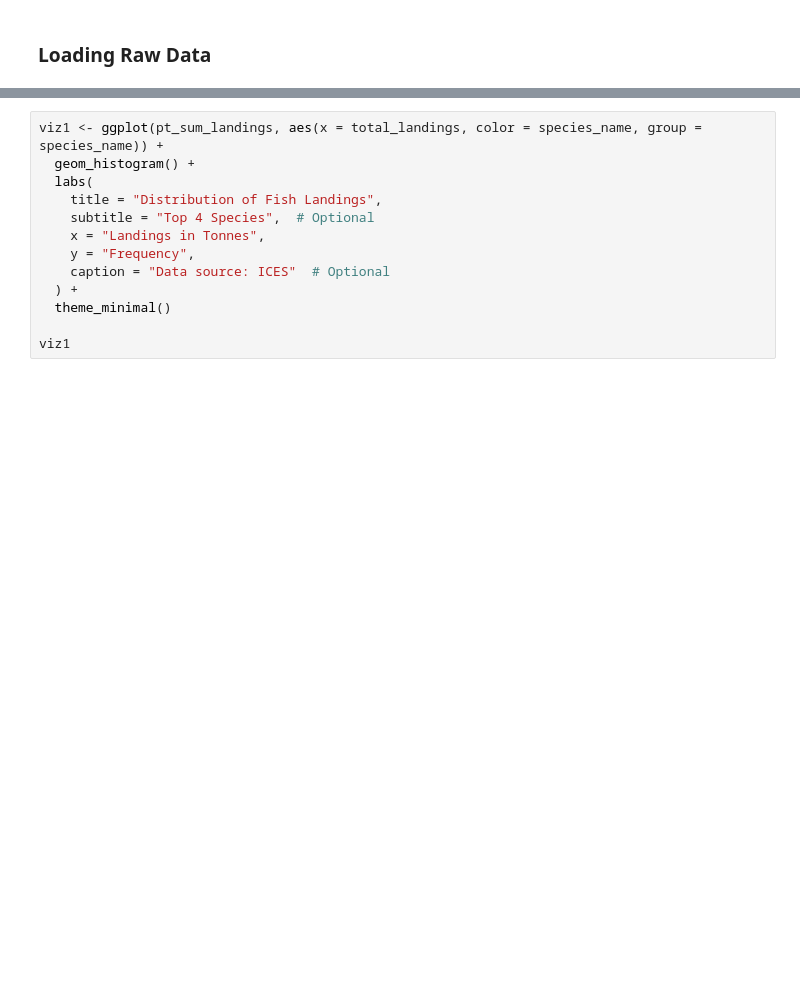
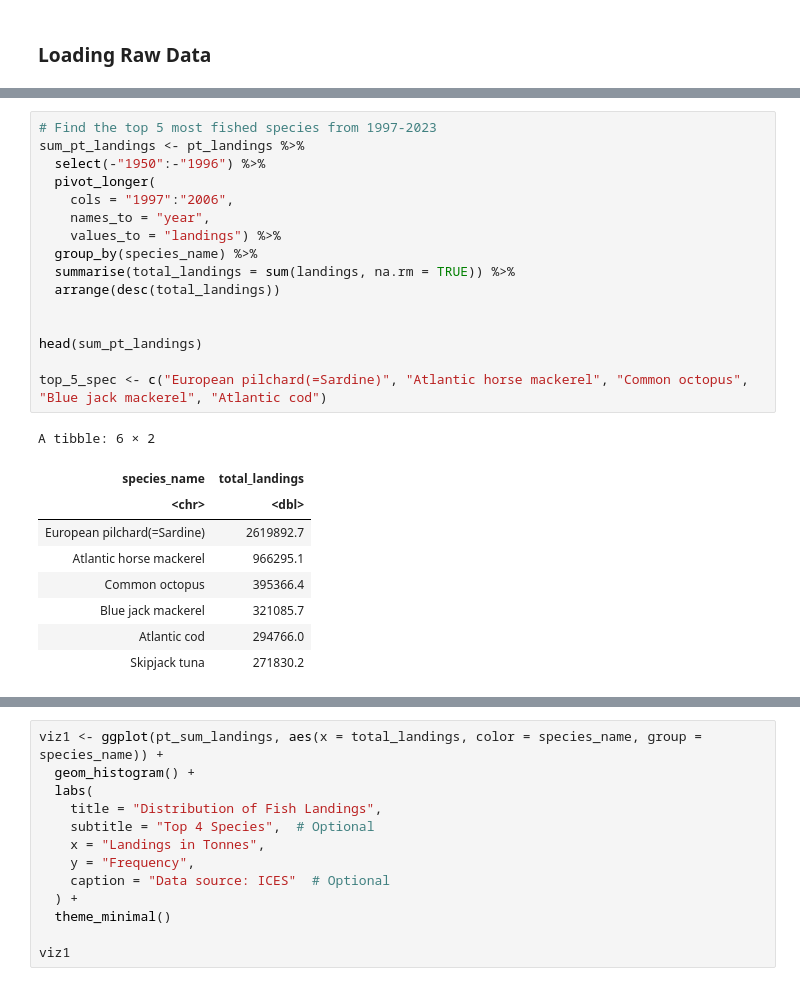
Before and after one commit to daisychu12/pt-fisheries-climate-change, a Jupyter notebook: analysis/data-cleaning.ipynb, the cells around one changed output, grey strips where cells are left out. Drawn from its saved outputs; the diff is of its cells as text; blank space fills up the shorter version.

```diff
--- a/analysis/data-cleaning.ipynb
+++ b/analysis/data-cleaning.ipynb
@@ -256,3 +278,29 @@ top_4_spec_name <- c("European pilchard(=Sardine)", "Atlantic horse mackerel", "
+# %%
+# Find the top 5 most fished species from 1997-2023
+sum_pt_landings <- pt_landings %>%
+  select(-"1950":-"1996") %>%
+  pivot_longer(
+    cols = "1997":"2006",
+    names_to = "year",
+    values_to = "landings") %>%
+  group_by(species_name) %>%
+  summarise(total_landings = sum(landings, na.rm = TRUE)) %>%
+  arrange(desc(total_landings))
+
+
+head(sum_pt_landings)
+
+top_5_spec <- c("European pilchard(=Sardine)", "Atlantic horse mackerel", "Common octopus", "Blue jack mackerel", "Atlantic cod")
+# %% [output]
+A tibble: 6 × 2
+| species_name | total_landings |
+| <chr> | <dbl> |
+| European pilchard(=Sardine) | 2619892.7 |
+| Atlantic horse mackerel | 966295.1 |
+| Common octopus | 395366.4 |
+| Blue jack mackerel | 321085.7 |
+| Atlantic cod | 294766.0 |
+| Skipjack tuna | 271830.2 |
 # %%
 # Filter each dataset to landings data of top 5 species
 #Summarize total landings by year and filter to top 5 species
```
Also changed, not shown: parts of 12 cells of this notebook, 3 other files.
